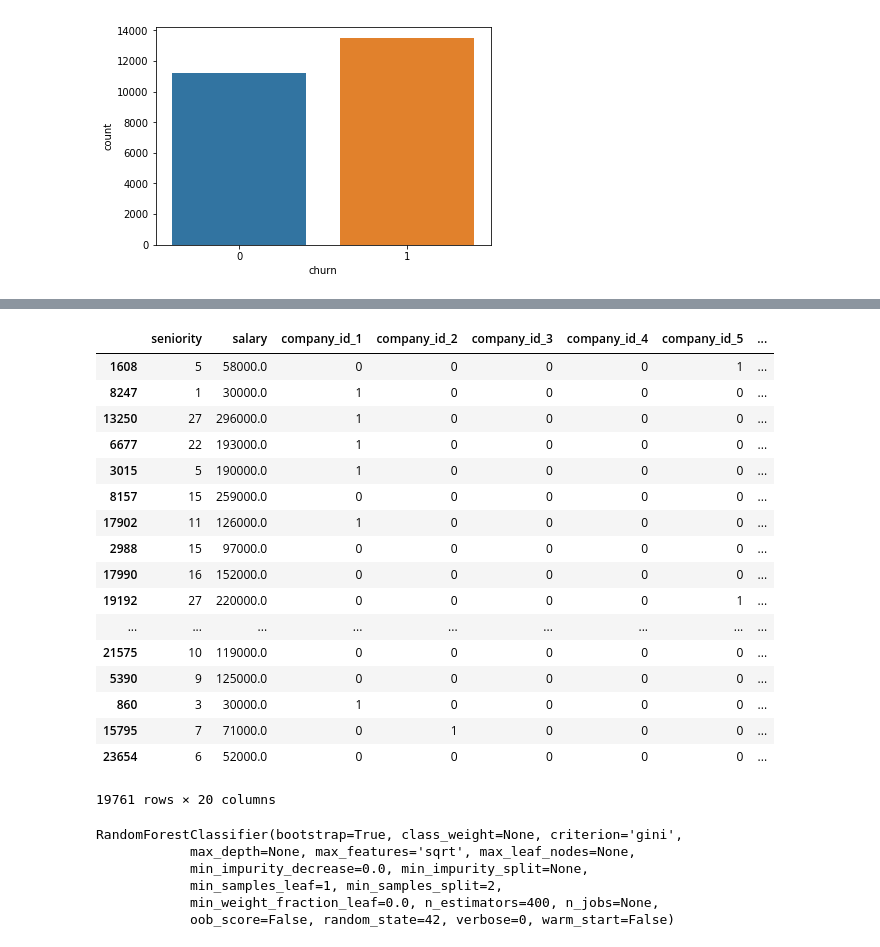
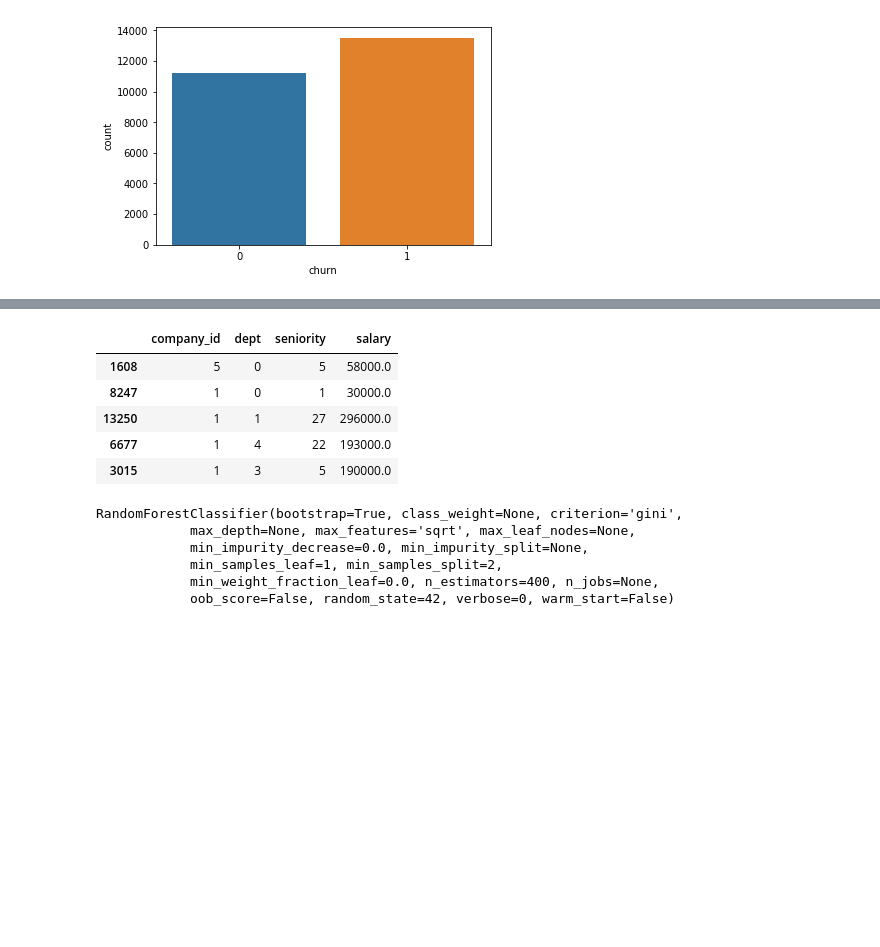
Before and after one commit to RuoyangLi27/DS-Projects, a Jupyter notebook: Employee Retention.ipynb, the cells around one changed output, grey strips where cells are left out. Drawn from its saved outputs; the diff is of its cells as text; code cells hidden in the pictures; blank space fills up the shorter version.

```diff
--- a/Employee Retention.ipynb
+++ b/Employee Retention.ipynb
@@ -242,25 +233,13 @@ X.head()
 #let's first try easy split
 X_train, X_test, y_train, y_test=train_test_split(X, y, test_size=0.2, random_state=42)
 # %%
-X_train
+X_train.head()
 # %% [output]
-|  | seniority | salary | company_id_1 | company_id_2 | company_id_3 | company_id_4 | company_id_5 | ... |
-| 1608 | 5 | 58000.0 | 0 | 0 | 0 | 0 | 1 | ... |
-| 8247 | 1 | 30000.0 | 1 | 0 | 0 | 0 | 0 | ... |
-| 13250 | 27 | 296000.0 | 1 | 0 | 0 | 0 | 0 | ... |
-| 6677 | 22 | 193000.0 | 1 | 0 | 0 | 0 | 0 | ... |
-| 3015 | 5 | 190000.0 | 1 | 0 | 0 | 0 | 0 | ... |
-| 8157 | 15 | 259000.0 | 0 | 0 | 0 | 0 | 0 | ... |
-| 17902 | 11 | 126000.0 | 1 | 0 | 0 | 0 | 0 | ... |
-| 2988 | 15 | 97000.0 | 0 | 0 | 0 | 0 | 0 | ... |
-| 17990 | 16 | 152000.0 | 0 | 0 | 0 | 0 | 0 | ... |
-| 19192 | 27 | 220000.0 | 0 | 0 | 0 | 0 | 1 | ... |
-| ... | ... | ... | ... | ... | ... | ... | ... | ... |
-| 21575 | 10 | 119000.0 | 0 | 0 | 0 | 0 | 0 | ... |
-| 5390 | 9 | 125000.0 | 0 | 0 | 0 | 0 | 0 | ... |
-| 860 | 3 | 30000.0 | 1 | 0 | 0 | 0 | 0 | ... |
-| 15795 | 7 | 71000.0 | 0 | 1 | 0 | 0 | 0 | ... |
-| 23654 | 6 | 52000.0 | 0 | 0 | 0 | 0 | 0 | ... |
+|  | company_id | dept | seniority | salary |
+| 1608 | 5 | 0 | 5 | 58000.0 |
+| 8247 | 1 | 0 | 1 | 30000.0 |
+| 13250 | 1 | 1 | 27 | 296000.0 |
+| 6677 | 1 | 4 | 22 | 193000.0 |
+| 3015 | 1 | 3 | 5 | 190000.0 |
-19761 rows × 20 columns
 # %%
 #modeling
```
Also changed, not shown: parts of 10 cells of this notebook.
